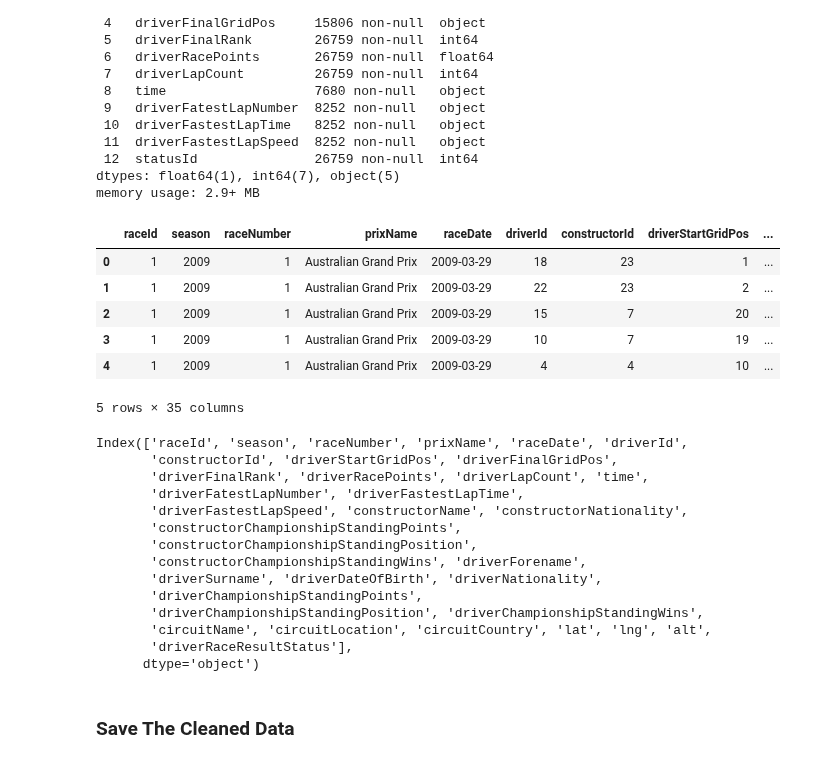
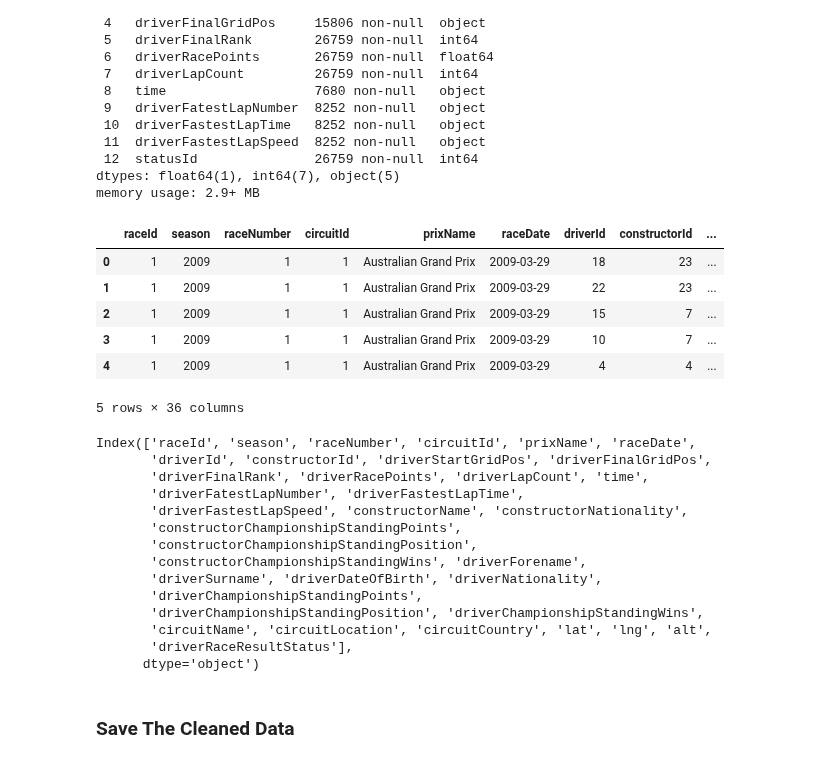
Before and after one commit to yesh-045/Data_Premier_League, a Jupyter notebook: notebooks/EDA.ipynb, the cells around one changed output. Drawn from its saved outputs; the diff is of its cells as text; code cells hidden in the pictures.

```diff
--- a/notebooks/EDA.ipynb
+++ b/notebooks/EDA.ipynb
@@ -817,31 +819,31 @@ memory usage: 2.9+ MB
 # %%
 # Merge all tables in a structured manner
 fully_integrated_data = (
     pd.merge(races_df, results_df, how='inner', on=['raceId'])  # Merge race results with races
     .pipe(lambda df: pd.merge(df, constructors_df, how='left', on=['constructorId']))  # Merge constructors data
     .pipe(lambda df: pd.merge(df, constructors_standings_df, how='left', on=['raceId', 'constructorId']))  # Merge constructor standings
     .pipe(lambda df: pd.merge(df, drivers_df, how='left', on=['driverId']))  # Merge drivers data
     .pipe(lambda df: pd.merge(df, driver_standings_df, how='left', on=['raceId', 'driverId']))  # Merge driver standings
     .pipe(lambda df: pd.merge(df, circuits_df, how='left', on=['circuitId']))  # Merge circuits data
     .pipe(lambda df: pd.merge(df, status_df, how='left', on=['statusId']))  # Merge status data
-    .drop(columns=['circuitId', 'statusId',  'circuitRef'])  # Drop unnecessary columns
+    .drop(columns=[ 'statusId',  'circuitRef'])  # Drop unnecessary columns
 )
 
 # Display the final integrated dataset
 fully_integrated_data.head()
 # %% [output]
-|  | raceId | season | raceNumber | prixName | raceDate | driverId | constructorId | driverStartGridPos | ... |
-| 0 | 1 | 2009 | 1 | Australian Grand Prix | 2009-03-29 | 18 | 23 | 1 | ... |
-| 1 | 1 | 2009 | 1 | Australian Grand Prix | 2009-03-29 | 22 | 23 | 2 | ... |
-| 2 | 1 | 2009 | 1 | Australian Grand Prix | 2009-03-29 | 15 | 7 | 20 | ... |
-| 3 | 1 | 2009 | 1 | Australian Grand Prix | 2009-03-29 | 10 | 7 | 19 | ... |
-| 4 | 1 | 2009 | 1 | Australian Grand Prix | 2009-03-29 | 4 | 4 | 10 | ... |
+|  | raceId | season | raceNumber | circuitId | prixName | raceDate | driverId | constructorId | ... |
+| 0 | 1 | 2009 | 1 | 1 | Australian Grand Prix | 2009-03-29 | 18 | 23 | ... |
+| 1 | 1 | 2009 | 1 | 1 | Australian Grand Prix | 2009-03-29 | 22 | 23 | ... |
+| 2 | 1 | 2009 | 1 | 1 | Australian Grand Prix | 2009-03-29 | 15 | 7 | ... |
+| 3 | 1 | 2009 | 1 | 1 | Australian Grand Prix | 2009-03-29 | 10 | 7 | ... |
+| 4 | 1 | 2009 | 1 | 1 | Australian Grand Prix | 2009-03-29 | 4 | 4 | ... |
-5 rows × 35 columns
+5 rows × 36 columns
 # %%
 fully_integrated_data.columns
 # %% [output]
-Index(['raceId', 'season', 'raceNumber', 'prixName', 'raceDate', 'driverId',
-       'constructorId', 'driverStartGridPos', 'driverFinalGridPos',
+Index(['raceId', 'season', 'raceNumber', 'circuitId', 'prixName', 'raceDate',
+       'driverId', 'constructorId', 'driverStartGridPos', 'driverFinalGridPos',
        'driverFinalRank', 'driverRacePoints', 'driverLapCount', 'time',
        'driverFatestLapNumber', 'driverFastestLapTime',
        'driverFastestLapSpeed', 'constructorName', 'constructorNationality',
```
Also changed, not shown: parts of 14 cells of this notebook, 1 other file.
